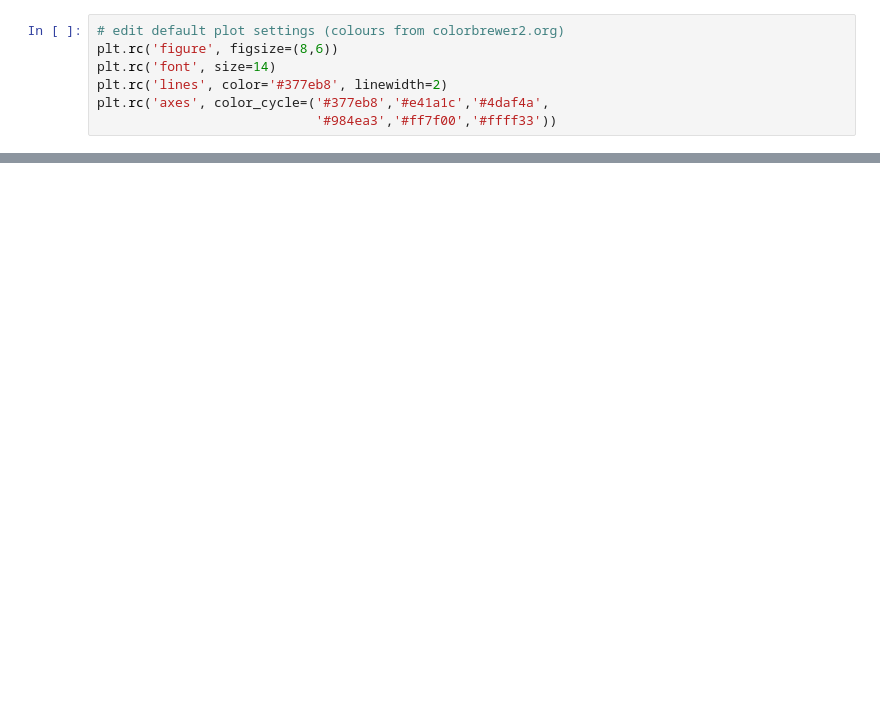
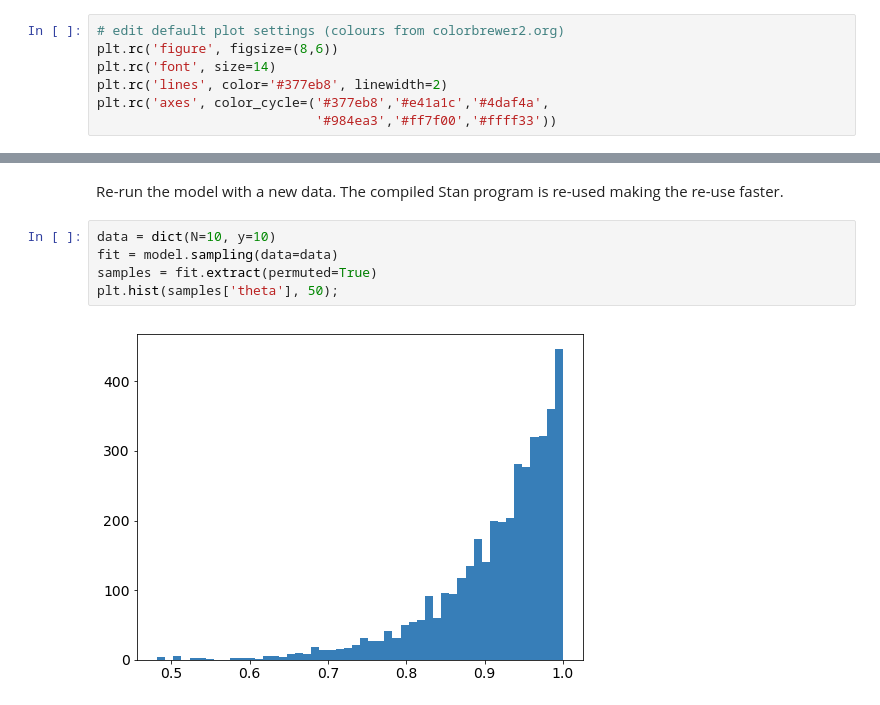
Before and after one commit to avehtari/BDA_py_demos, a Jupyter notebook: demos_pystan/pystan_demo.ipynb, the cells around one changed output, grey strips where cells are left out. Cells and saved outputs as stored; diff of their text form; blank space fills up the shorter version.

```diff
--- a/demos_pystan/pystan_demo.ipynb
+++ b/demos_pystan/pystan_demo.ipynb
@@ -686,0 +113,9 @@ Matrix of probabilities that one mu is larger than other:
+# %% [markdown]
+Re-run the model with a new data. The compiled Stan program is re-used making the re-use faster.
+# %%
+data = dict(N=10, y=10)
+fit = model.sampling(data=data)
+samples = fit.extract(permuted=True)
+plt.hist(samples['theta'], 50);
+# %% [output]
+[figure, added]
```
Also changed, not shown: parts of 108 cells of this notebook, 10 other files.
